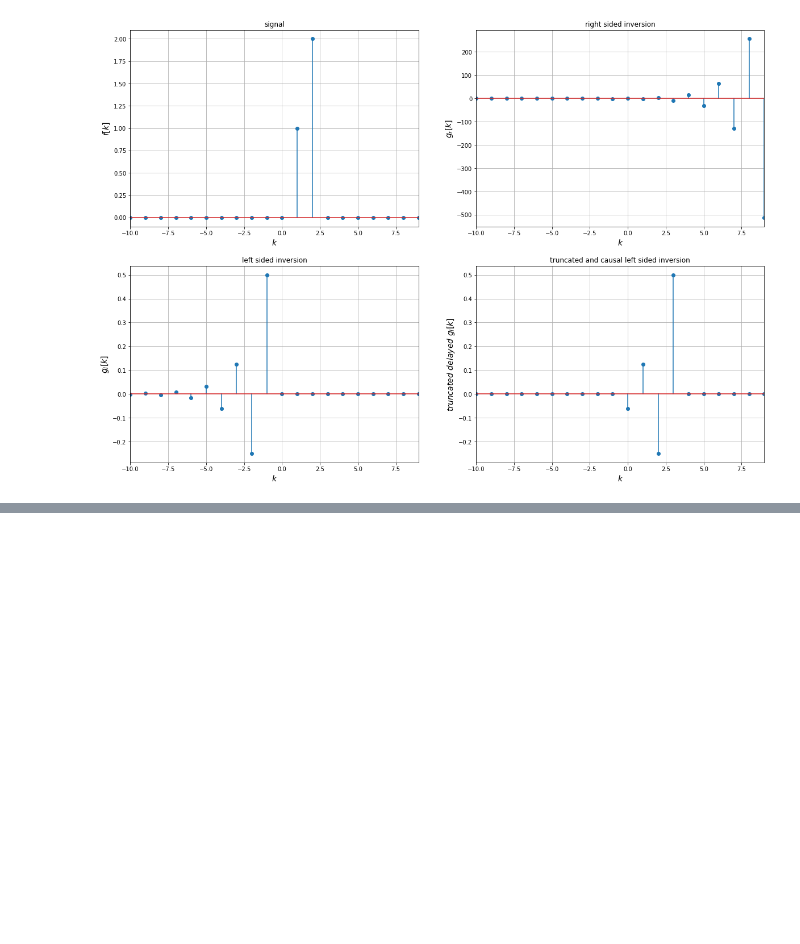
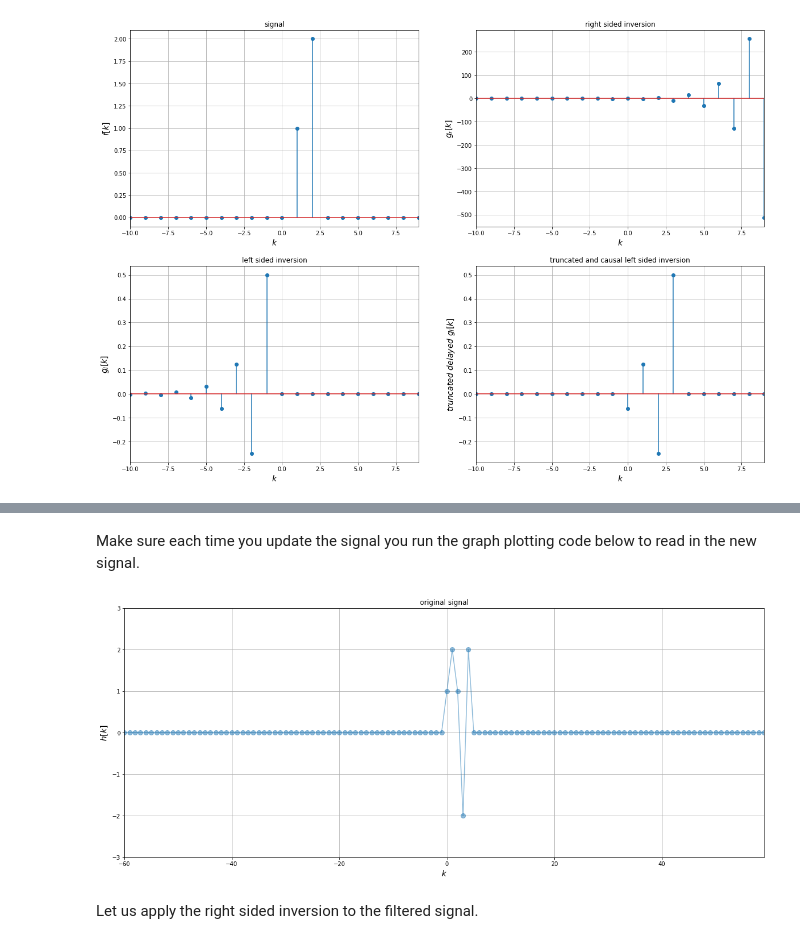
Before and after one commit to huesseol/DSSP-Illustrations, a Jupyter notebook: One_Sided_Inversion.ipynb, the cells around one changed output, grey strips where cells are left out. Saved outputs shown, nothing was run; the diff lists cells and outputs as text; code cells hidden in the pictures; blank space fills up the shorter version.

```diff
--- a/One_Sided_Inversion.ipynb
+++ b/One_Sided_Inversion.ipynb
@@ -126,0 +203,24 @@ plot_time2()
+# %% [markdown]
+Make sure each time you update the signal you run the graph plotting code below to read in the new signal.
+# %%
+time_values = np.arange(3*np.min(signals.nG), 3*np.max(signals.nG)+3)
+h_values = signals.time_domain_signal_long()
+
+fig = plt.figure(figsize=(20, 8))
+
+ax1 = fig.add_subplot(1, 1, 1)
+ax1.grid()
+ax1.set_title('original signal')
+ax1.set_xlabel('$k$', fontsize=14)
+ax1.set_ylabel('$h[k]$', fontsize=14)
+ax1.axis(xmin=time_values[0], xmax=time_values[-1])
+if logPlotG == False:
+  ax1.axis(ymin=-3, ymax=3)
+  ax1.plot(time_values, h_values, alpha=0.5, marker='o', markersize=8);
+else:
+  ax1.axis(ymin=0.1, ymax=3)
+  ax1.semilogy(time_values, h_values, alpha=0.5, marker='o', markersize=8);
+# %% [output]
+[figure, added]
+# %% [markdown]
+Let us apply the right sided inversion to the filtered signal.
```
Also changed, not shown: parts of 12 cells of this notebook.
